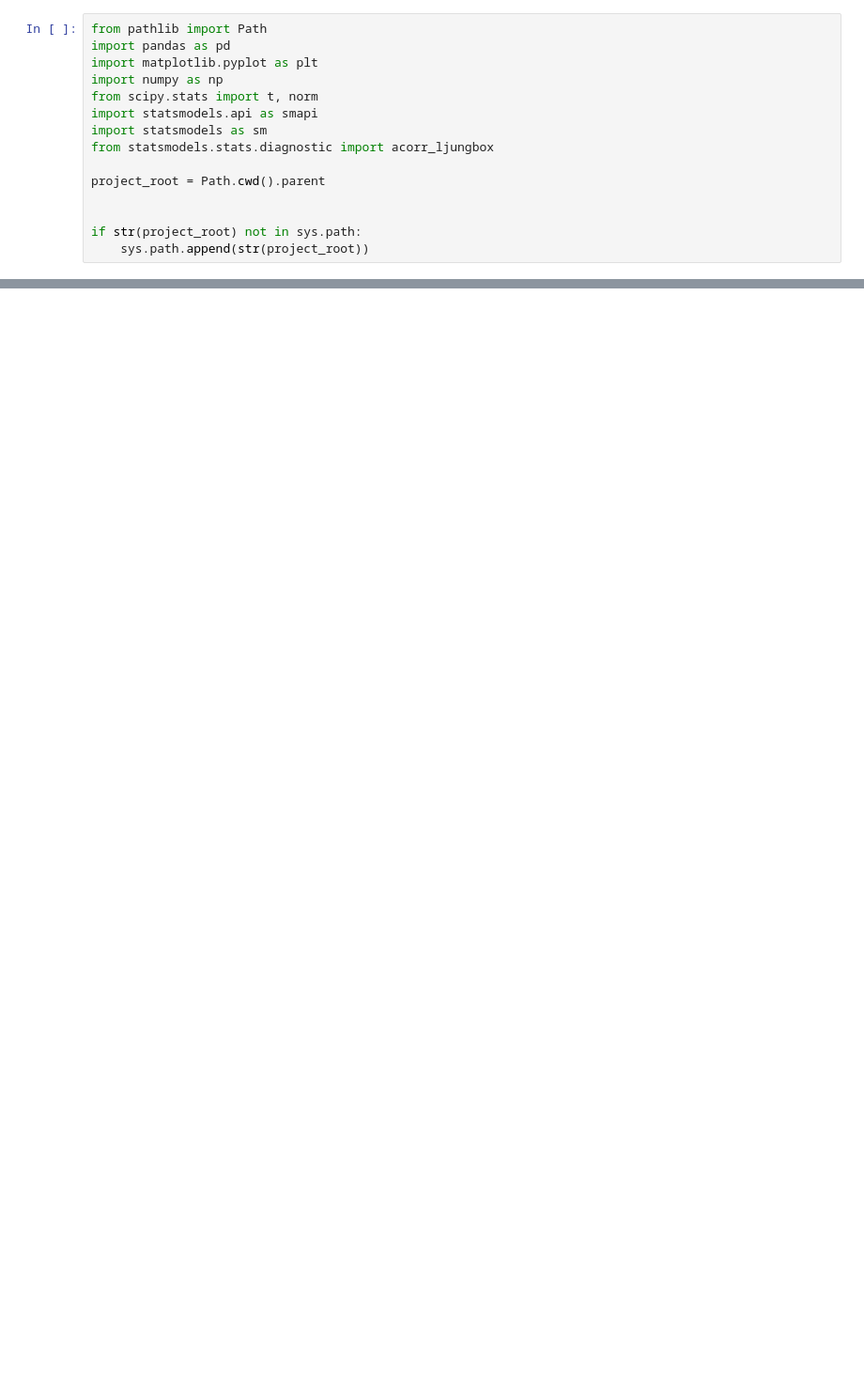
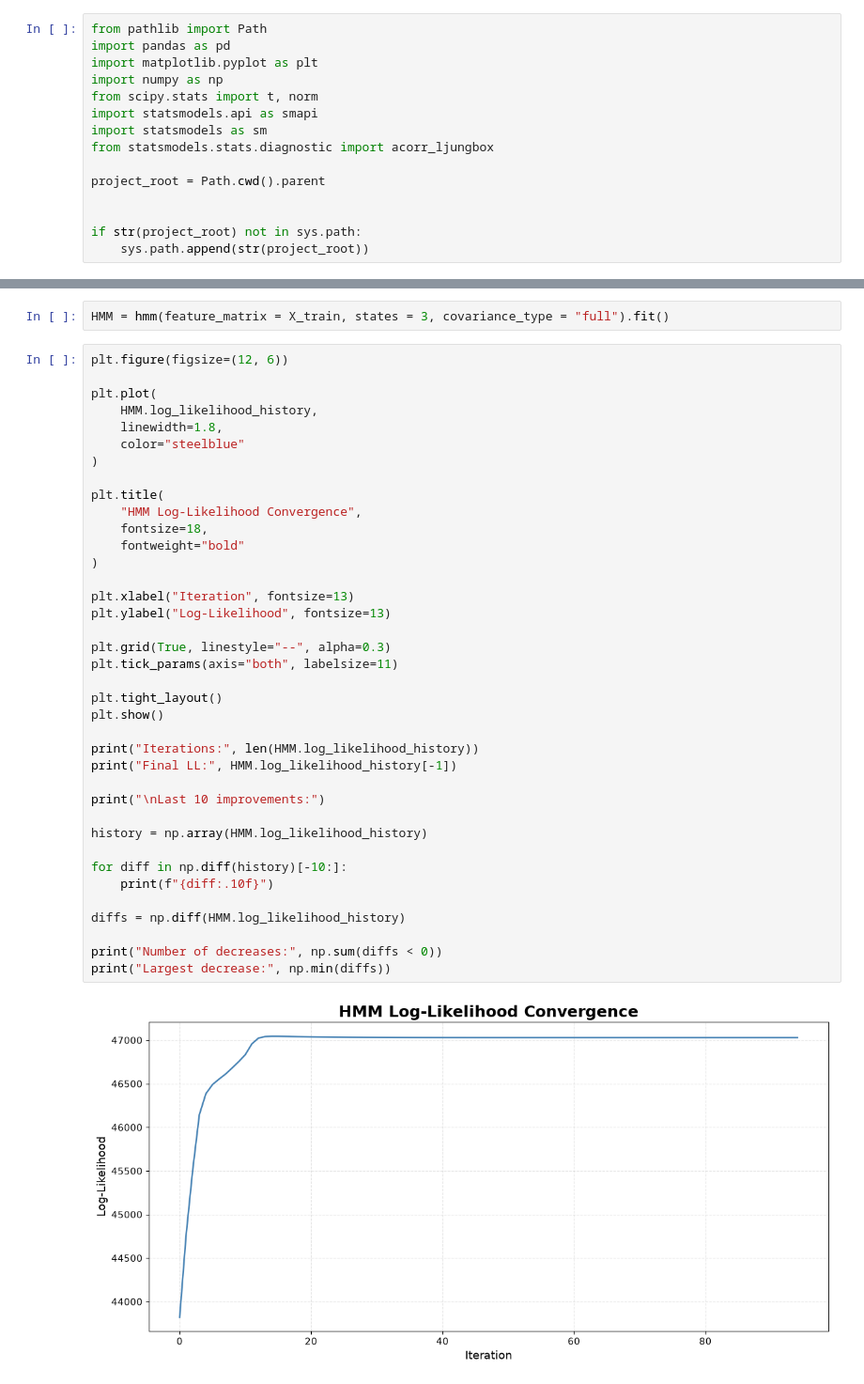
Before and after one commit to Nilsolsson010902/regime-switching-var, a Jupyter notebook: notebooks/03_HMM_Analysis.ipynb, the cells around one changed output, grey strips where cells are left out. Shown at 94% size. Saved outputs shown, nothing was run; the diff lists cells and outputs as text; blank space fills up the shorter version.

Commit message:
notebook 3 introduction + initial convergence plot

```diff
--- a/notebooks/03_HMM_Analysis.ipynb
+++ b/notebooks/03_HMM_Analysis.ipynb
@@ -58,0 +44,42 @@ Day 3: [0.189, 0.811]
+# %%
+HMM = hmm(feature_matrix = X_train, states = 3, covariance_type = "full").fit()
+# %%
+plt.figure(figsize=(12, 6))
+
+plt.plot(
+    HMM.log_likelihood_history,
+    linewidth=1.8,
+    color="steelblue"
+)
+
+plt.title(
+    "HMM Log-Likelihood Convergence",
+    fontsize=18,
+    fontweight="bold"
+)
+
+plt.xlabel("Iteration", fontsize=13)
+plt.ylabel("Log-Likelihood", fontsize=13)
+
+plt.grid(True, linestyle="--", alpha=0.3)
+plt.tick_params(axis="both", labelsize=11)
+
+plt.tight_layout()
+plt.show()
+
+print("Iterations:", len(HMM.log_likelihood_history))
+print("Final LL:", HMM.log_likelihood_history[-1])
+
+print("\nLast 10 improvements:")
+
+history = np.array(HMM.log_likelihood_history)
+
+for diff in np.diff(history)[-10:]:
+    print(f"{diff:.10f}")
+
+diffs = np.diff(HMM.log_likelihood_history)
+
+print("Number of decreases:", np.sum(diffs < 0))
+print("Largest decrease:", np.min(diffs))
+# %% [output]
+[figure, added]
```
Also changed, not shown: parts of 3 cells of this notebook, 4 other files.
